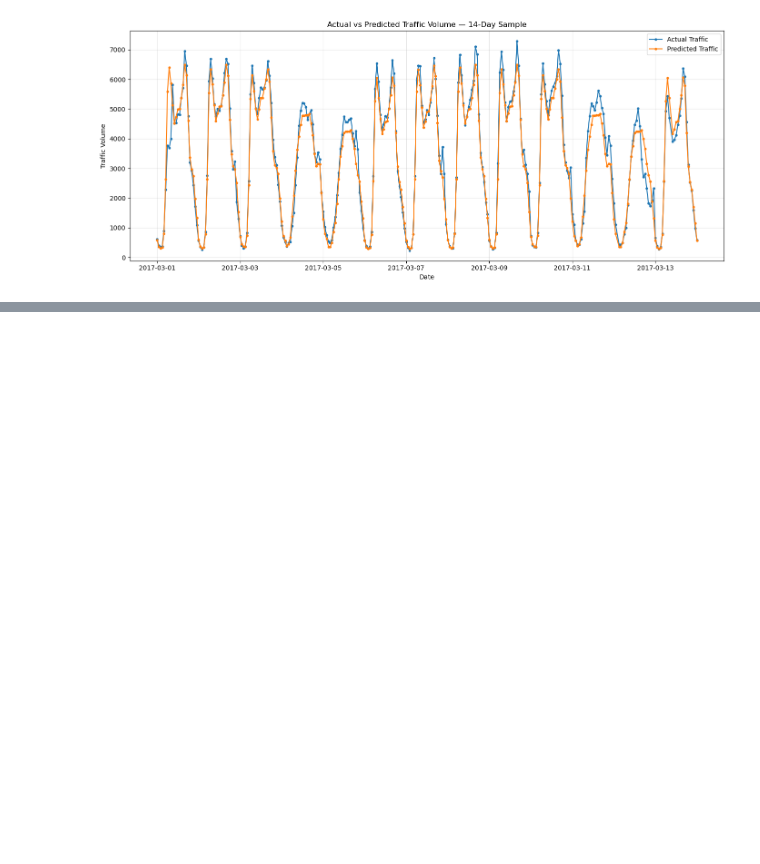
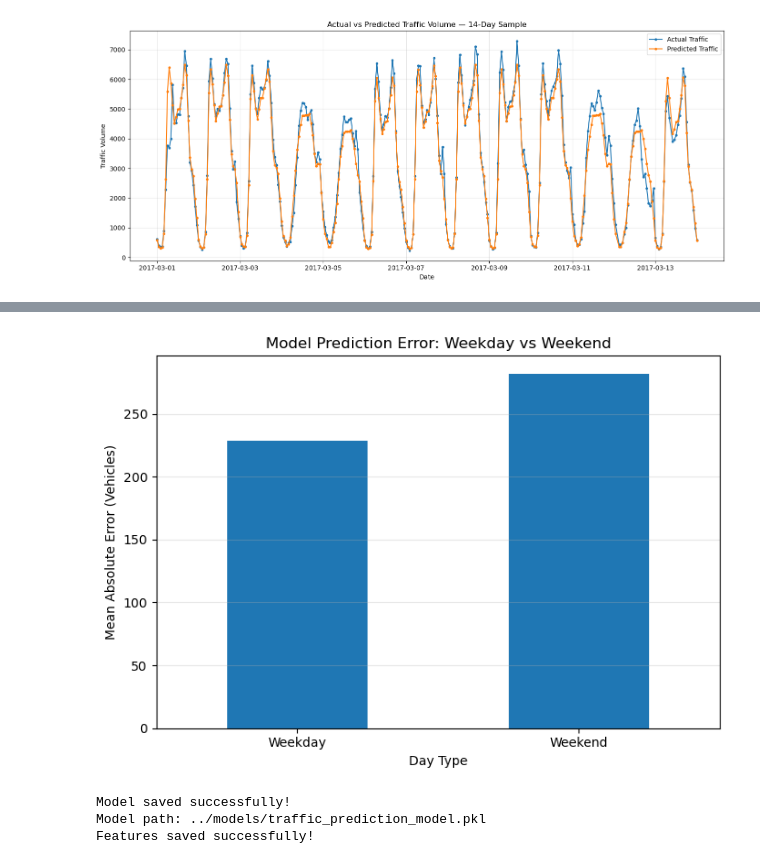
Before and after one commit to abhisarthak/traffic-volume-prediction-analysis, a Jupyter notebook: traffic_volume_prediction.ipynb, the cells around one changed output, grey strips where cells are left out. Saved outputs shown, nothing was run; the diff lists cells and outputs as text; code cells hidden in the pictures; blank space fills up the shorter version.

```diff
--- a/traffic_volume_prediction.ipynb
+++ b/traffic_volume_prediction.ipynb
@@ -1986,4 +1744,0 @@ df[["hour", "day_of_week", "month"]].head()
-# %%
-import pandas as pd
-x= df[["hour", "day_of_week", "month", "temperature","air_pollution_index","humidity","wind_speed", "wind_direction", "visibility_in_miles", "dew_point", "rain_p_h", "snow_p_h", "clouds_all"]]
-y = df["traffic_volume"]
@@ -2173,0 +1965,38 @@ Name: error, dtype: float64
+# %%
+import matplotlib.pyplot as plt
+
+plt.figure(figsize=(7, 5))
+
+daytype_performance['MAE'].plot(kind='bar')
+
+plt.title('Model Prediction Error: Weekday vs Weekend')
+plt.xlabel('Day Type')
+plt.ylabel('Mean Absolute Error (Vehicles)')
+plt.xticks(rotation=0)
+
+plt.grid(axis='y', alpha=0.3)
+
+plt.tight_layout()
+plt.show()
+# %% [output]
+[figure, added]
+# %%
+import joblib
+import os
+
+# Create models directory
+os.makedirs('../models', exist_ok=True)
+
+# Save final trained model
+joblib.dump(final_model, '../models/traffic_prediction_model.pkl')
+
+# Save feature list
+joblib.dump(core_features, '../models/model_features.pkl')
+
+print("Model saved successfully!")
+print("Model path: ../models/traffic_prediction_model.pkl")
+print("Features saved successfully!")
+# %% [output]
+Model saved successfully!
+Model path: ../models/traffic_prediction_model.pkl
+Features saved successfully!
```
Also changed, not shown: parts of 50 cells of this notebook.
